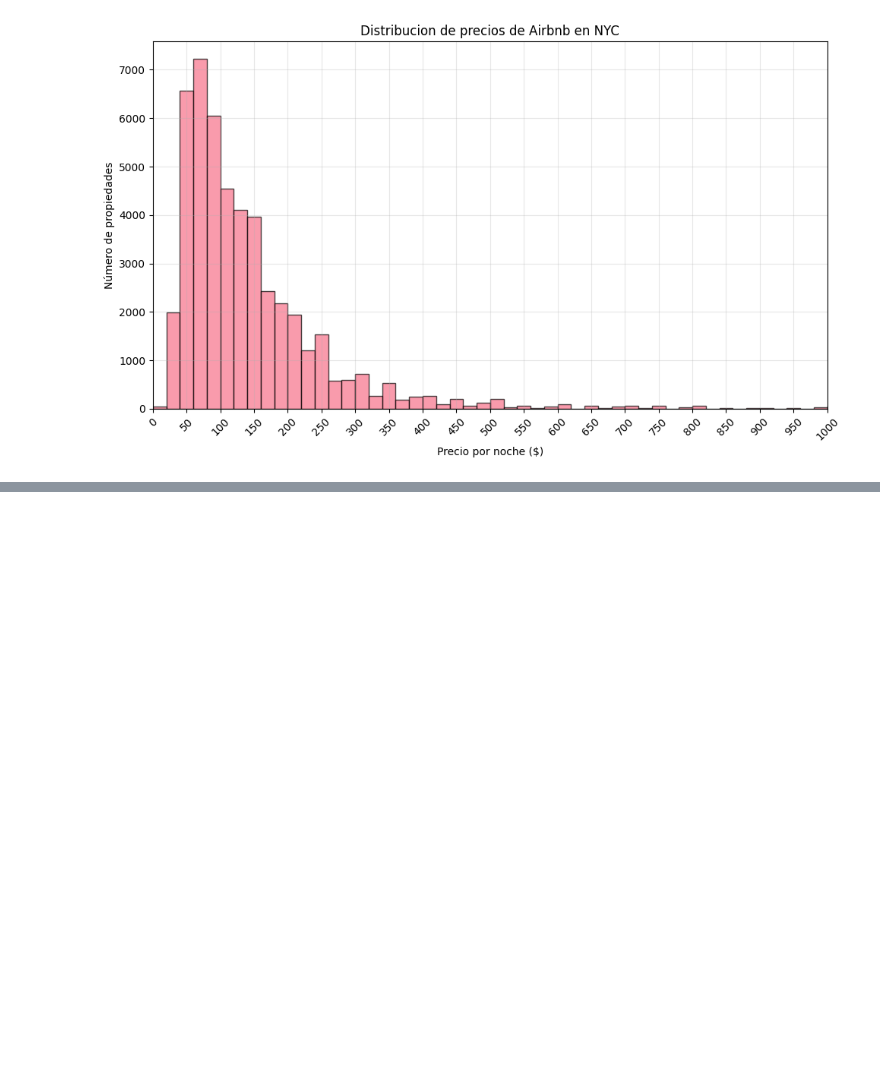
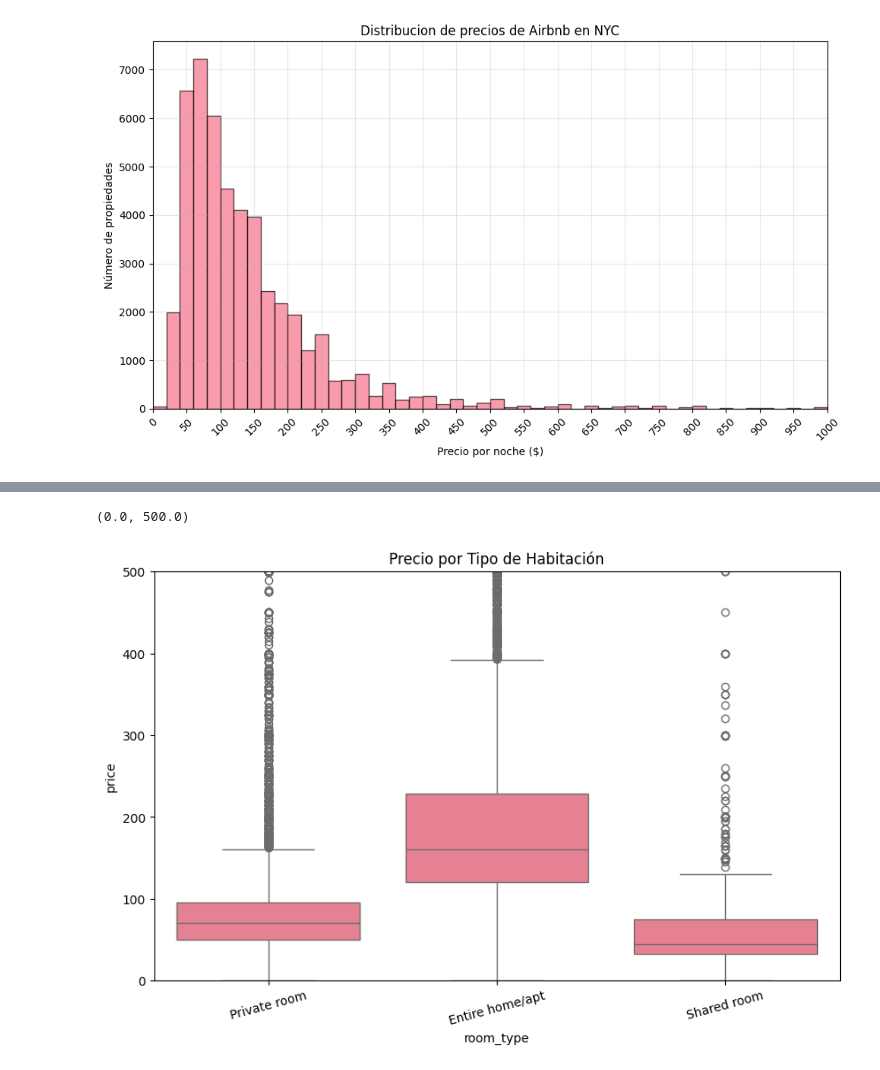
Before and after one commit to AdriARE/machine-learning-python-template, a Jupyter notebook: src/explore.ipynb, the cells around one changed output, grey strips where cells are left out. Drawn from its saved outputs; the diff is of its cells as text; code cells hidden in the pictures; blank space fills up the shorter version.

```diff
--- a/src/explore.ipynb
+++ b/src/explore.ipynb
@@ -95,0 +114,10 @@ plt.show()
+# %%
+#PRECIO POR TIPO DE HABITACIÓN
+plt.figure(figsize=(10, 6))
+sns.boxplot(data=df, x='room_type', y='price')
+plt.title('Precio por Tipo de Habitación')
+plt.xticks(rotation=15)
+plt.ylim(0, 500)
+# %% [output]
+(0.0, 500.0)
+[figure, added]
```
Also changed, not shown: parts of 5 cells of this notebook, 2 other files.
